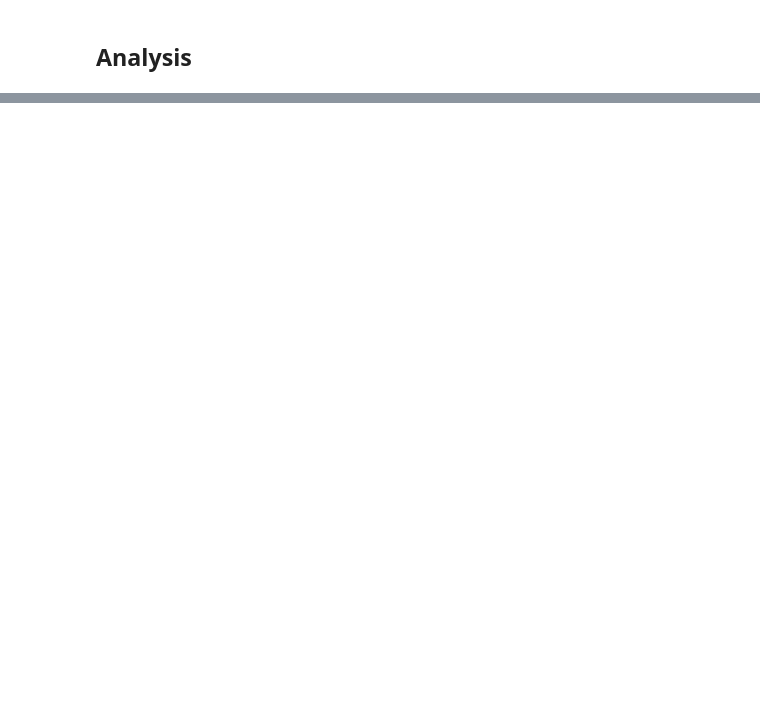
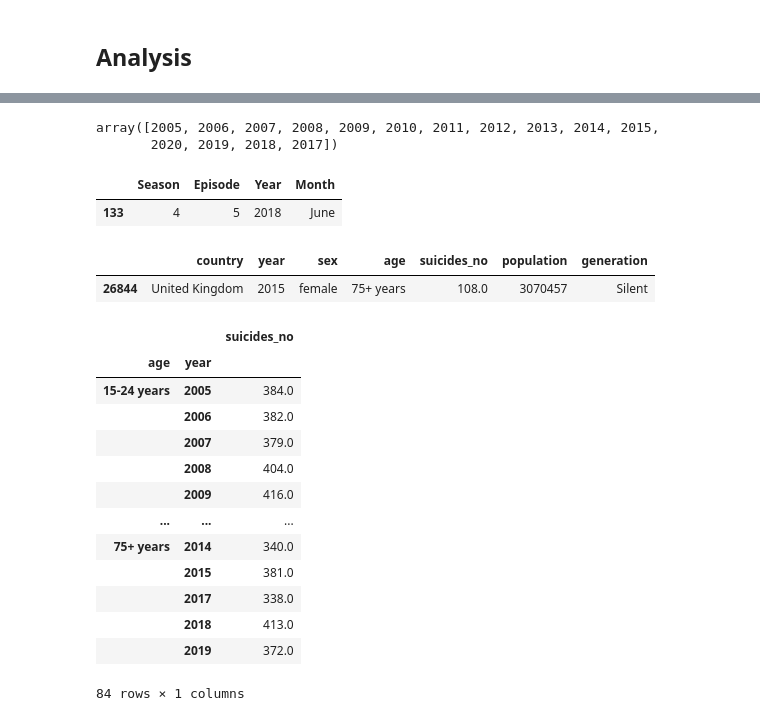
Before and after one commit to David-TC13/project2-trump-vs-planes, a Jupyter notebook: Love Island.ipynb, the cells around one changed output, grey strips where cells are left out. Saved outputs shown, nothing was run; the diff lists cells and outputs as text; code cells hidden in the pictures; blank space fills up the shorter version.

```diff
--- a/Love Island.ipynb
+++ b/Love Island.ipynb
@@ -160,0 +141,15 @@ fig.show()
+# %%
+df_suicide_uk.year.unique()
+# %% [output]
+array([2005, 2006, 2007, 2008, 2009, 2010, 2011, 2012, 2013, 2014, 2015,
+       2020, 2019, 2018, 2017])
+# %%
+df_loveisland_until_2020.sample()
+# %% [output]
+|  | Season | Episode | Year | Month |
+| 133 | 4 | 5 | 2018 | June |
+# %%
+df_suicide_uk.sample()
+# %% [output]
+|  | country | year | sex | age | suicides_no | population | generation |
+| 26844 | United Kingdom | 2015 | female | 75+ years | 108.0 | 3070457 | Silent |
@@ -160,0 +160,17 @@ fig.show()
+# %%
+df_suicide_ages
+# %% [output]
+|  |  | suicides_no |
+| age | year |  |
+| 15-24 years | 2005 | 384.0 |
+|  | 2006 | 382.0 |
+|  | 2007 | 379.0 |
+|  | 2008 | 404.0 |
+|  | 2009 | 416.0 |
+| ... | ... | ... |
+| 75+ years | 2014 | 340.0 |
+|  | 2015 | 381.0 |
+|  | 2017 | 338.0 |
+|  | 2018 | 413.0 |
+|  | 2019 | 372.0 |
+84 rows × 1 columns
```
Also changed, not shown: parts of 22 cells of this notebook, 1 other file.
